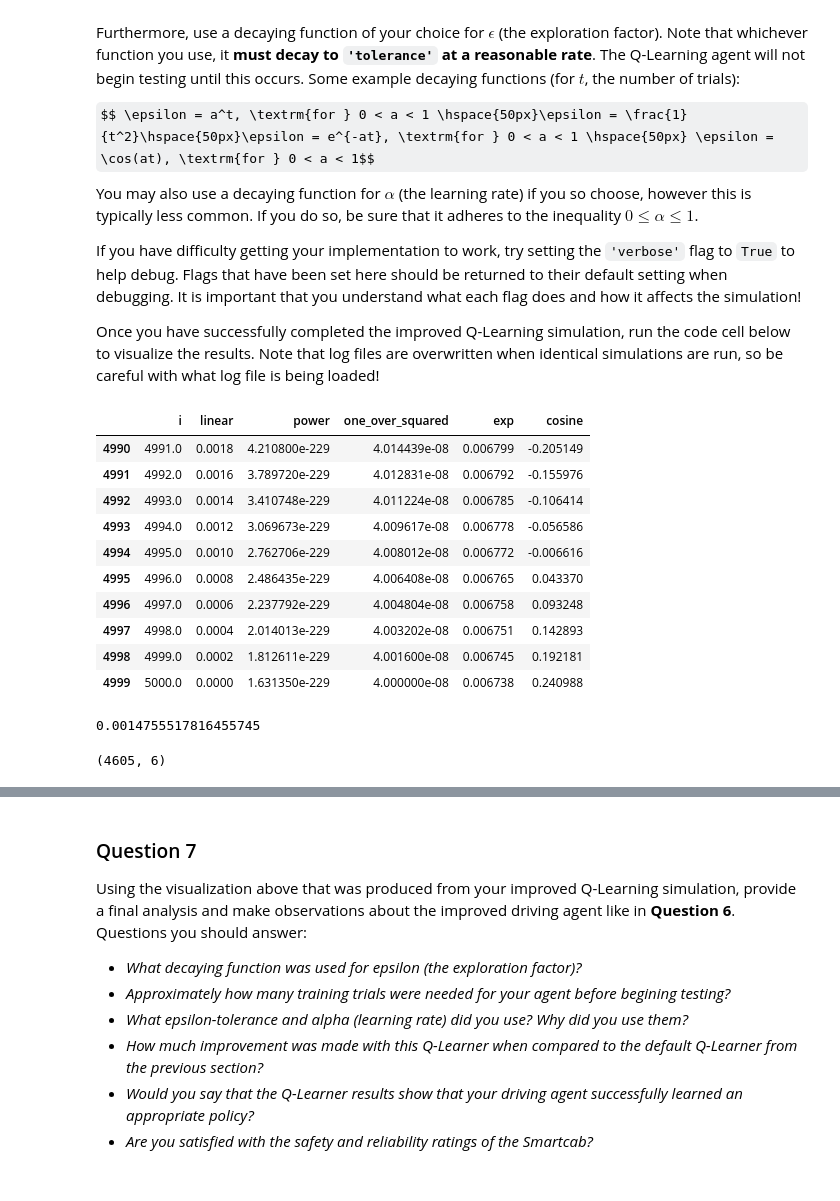
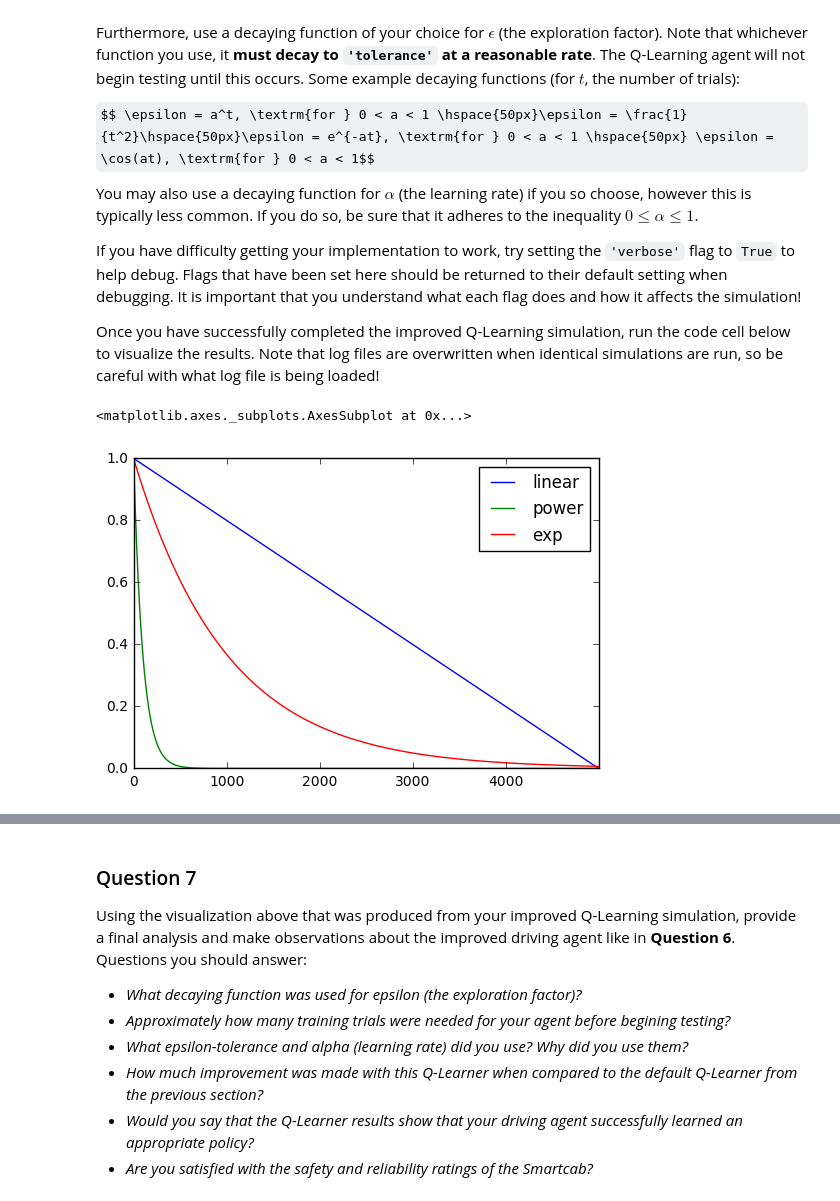
Before and after one commit to cjammi/machine-learning, a Jupyter notebook: projects/smartcab/smartcab.ipynb, the cells around one changed output, grey strips where cells are left out. Drawn from its saved outputs; the diff is of its cells as text; code cells hidden in the pictures; some formulas as TeX source.

```diff
--- a/projects/smartcab/smartcab.ipynb
+++ b/projects/smartcab/smartcab.ipynb
@@ -262,28 +253,15 @@ from IPython.display import display
 # %%
+import matplotlib.pyplot as plt
+%matplotlib inline
+import numpy as np
+from IPython.display import display
 total = 5000
 df = pd.DataFrame({"i": np.arange(1, total+1, 1.0), 'linear':np.linspace(1, 0, total)})
-df['power'] = df['i'].apply(lambda x: np.power(0.9, x))
+df['power'] = df['i'].apply(lambda x: np.power(0.99, x))
 df['one_over_squared'] = df['i'].apply(lambda x: 1/x**2)
 df['exp'] = df['i'].apply(lambda x: np.exp(-0.001*x))
 df['cosine'] = df['i'].apply(lambda x: np.cos(0.05*x))
-df.tail(10)
+df[['linear', 'power', 'exp']].plot()
 # %% [output]
-|  | i | linear | power | one_over_squared | exp | cosine |
-| 4990 | 4991.0 | 0.0018 | 4.210800e-229 | 4.014439e-08 | 0.006799 | -0.205149 |
-| 4991 | 4992.0 | 0.0016 | 3.789720e-229 | 4.012831e-08 | 0.006792 | -0.155976 |
-| 4992 | 4993.0 | 0.0014 | 3.410748e-229 | 4.011224e-08 | 0.006785 | -0.106414 |
-| 4993 | 4994.0 | 0.0012 | 3.069673e-229 | 4.009617e-08 | 0.006778 | -0.056586 |
-| 4994 | 4995.0 | 0.0010 | 2.762706e-229 | 4.008012e-08 | 0.006772 | -0.006616 |
-| 4995 | 4996.0 | 0.0008 | 2.486435e-229 | 4.006408e-08 | 0.006765 | 0.043370 |
-| 4996 | 4997.0 | 0.0006 | 2.237792e-229 | 4.004804e-08 | 0.006758 | 0.093248 |
-| 4997 | 4998.0 | 0.0004 | 2.014013e-229 | 4.003202e-08 | 0.006751 | 0.142893 |
-| 4998 | 4999.0 | 0.0002 | 1.812611e-229 | 4.001600e-08 | 0.006745 | 0.192181 |
-| 4999 | 5000.0 | 0.0000 | 1.631350e-229 | 4.000000e-08 | 0.006738 | 0.240988 |
+<matplotlib.axes._subplots.AxesSubplot at 0x...>
+[figure, added]
-# %%
-np.log(20)/2500
-# %% [output]
-0.0014755517816455745
-# %%
-df[df['exp']>0.01].shape
-# %% [output]
-(4605, 6)
```
Also changed, not shown: parts of 28 cells of this notebook.
